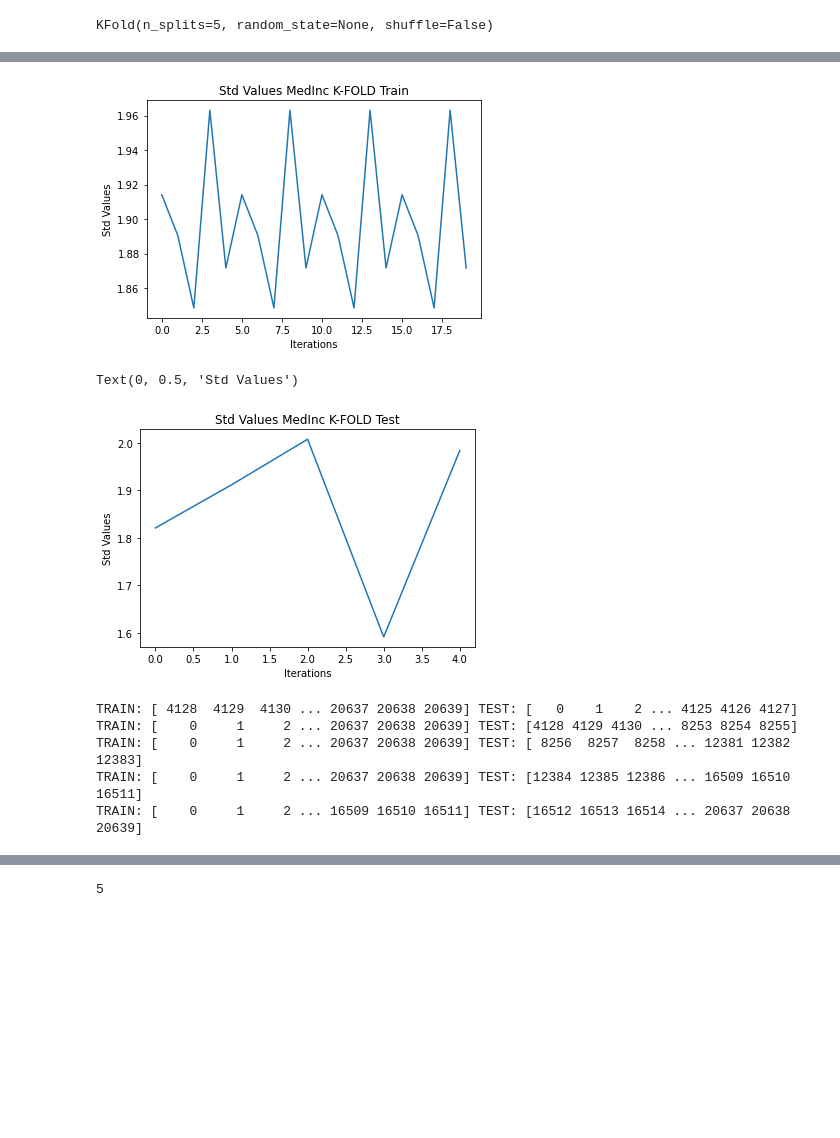
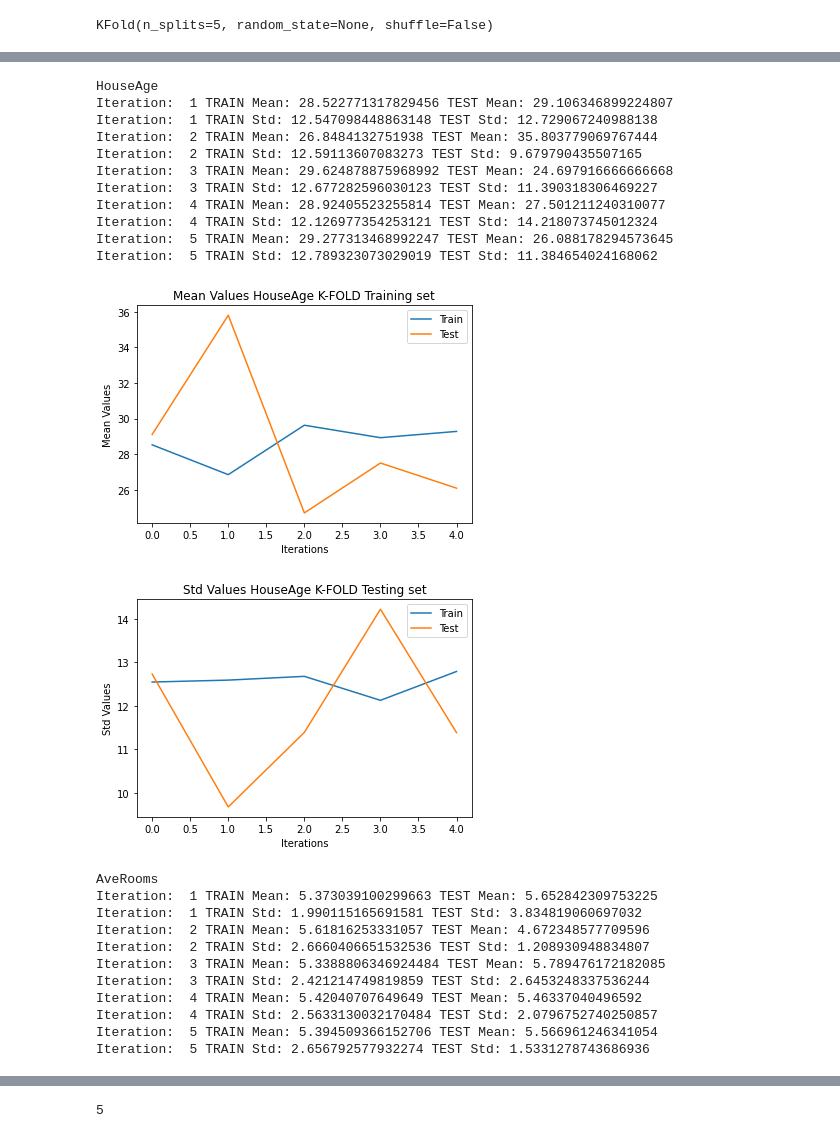
Before and after one commit to mosemb/AdvancedMachineLearning, a Jupyter notebook: lab1/Lab1.ipynb, the cells around one changed output, grey strips where cells are left out. Saved outputs shown, nothing was run; the diff lists cells and outputs as text; code cells hidden in the pictures; blank space fills up the shorter version.

```diff
--- a/lab1/Lab1.ipynb
+++ b/lab1/Lab1.ipynb
@@ -98,8 +69,5 @@ Iteration Std: 5 TRAIN Std: 1.8716322600774675 TEST Std: 1.9841611383715547
 # %%
-def utility_func(df,column,fold):
-    from sklearn.model_selection import KFold
-    kf = KFold(n_splits=fold)
-
+def utility_func(df,column,cv):
 
     it =1
     Test_Mean = []
@@ -107,9 +75,9 @@ def utility_func(df,column,fold):
     Train_Std = []
     Test_Std= []
     print(column)
-    for train_index, test_index in kf.split(df):
-        print("Iteration Mean:", str(it), "TRAIN Mean:", df.iloc[train_index][column].mean(), "TEST Mean:", df.iloc[test_index][column].mean())
-        print("Iteration Std:", str(it), "TRAIN Std:", df.iloc[train_index][column].std(), "TEST Std:", df.iloc[test_index][column].std())
+    for train_index, test_index in cv.split(df):
+        print("Iteration: ", str(it), "TRAIN Mean:", df.iloc[train_index][column].mean(), "TEST Mean:", df.iloc[test_index][column].mean())
+        print("Iteration: ", str(it), "TRAIN Std:", df.iloc[train_index][column].std(), "TEST Std:", df.iloc[test_index][column].std())
         Train_Mean.append(df.iloc[train_index][column].mean())
         Test_Mean.append(df.iloc[test_index][column].mean())
         Train_Std.append(df.iloc[train_index][column].std())
@@ -117,9 +85,11 @@ def utility_func(df,column,fold):
         it = it+1
     return  Train_Mean,Test_Mean,Train_Std,Test_Std
 
-def plot_d(list_a,title,xlabel,ylabel):
-    plt.plot(list_a)
+def plot_d(list_1,list_2,title,xlabel,ylabel):
+    plt.plot(list_1)
+    plt.plot(list_2)
     plt.title(title)
     plt.xlabel(xlabel)
     plt.ylabel(ylabel)
+    plt.legend(['Train','Test'])
 # %%
@@ -169,32 +124,38 @@ Text(0, 0.5, 'Mean Values')
 # %%
 #Iteration Plots KFOLD
-plt.plot(Train_MedInc_Std)
-plt.title("Std Values MedInc K-FOLD Train")
-plt.xlabel("Iterations")
-plt.ylabel("Std Values")
-
-def plot_d(list_a,title,xlabel,ylabel):
-    plt.plot(Train_MedInc_Std)
-    plt.title(title)
-    plt.xlabel(xlabel)
-    plt.ylable(ylabel)
+HouseAge = utility_func(df,"HouseAge",kf)
 # %% [output]
-[figure, removed]
+HouseAge
+Iteration:  1 TRAIN Mean: 28.522771317829456 TEST Mean: 29.106346899224807
+Iteration:  1 TRAIN Std: 12.547098448863148 TEST Std: 12.729067240988138
+Iteration:  2 TRAIN Mean: 26.8484132751938 TEST Mean: 35.803779069767444
+Iteration:  2 TRAIN Std: 12.59113607083273 TEST Std: 9.679790435507165
+Iteration:  3 TRAIN Mean: 29.624878875968992 TEST Mean: 24.697916666666668
+Iteration:  3 TRAIN Std: 12.677282596030123 TEST Std: 11.390318306469227
+Iteration:  4 TRAIN Mean: 28.92405523255814 TEST Mean: 27.501211240310077
+Iteration:  4 TRAIN Std: 12.126977354253121 TEST Std: 14.218073745012324
+Iteration:  5 TRAIN Mean: 29.277313468992247 TEST Mean: 26.088178294573645
+Iteration:  5 TRAIN Std: 12.789323073029019 TEST Std: 11.384654024168062
 # %%
-#Iteration Plots KFOLD Std
-plt.plot(Test_MedInc_Std)
-plt.title("Std Values MedInc K-FOLD Test")
-plt.xlabel("Iterations")
-plt.ylabel("Std Values")
+#House age TRAINING SET
+plot_d(HouseAge[0],HouseAge[1],"Mean Values HouseAge K-FOLD Training set","Iterations","Mean Values")
 # %% [output]
-Text(0, 0.5, 'Std Values')
-[figure, old version]
+[figure, new version]
+# %%
+plot_d(HouseAge[2],HouseAge[3],"Std Values HouseAge K-FOLD Testing set","Iterations","Std Values")
+# %% [output]
+[figure, added]
 # %%
-for train_index, test_index in kf.split(target):
-    print("TRAIN:", train_index, "TEST:", test_index)
+AveRooms = utility_func(df,"AveRooms",kf)
 # %% [output]
-TRAIN: [ 4128  4129  4130 ... 20637 20638 20639] TEST: [   0    1    2 ... 4125 4126 4127]
-TRAIN: [    0     1     2 ... 20637 20638 20639] TEST: [4128 4129 4130 ... 8253 8254 8255]
-TRAIN: [    0     1     2 ... 20637 20638 20639] TEST: [ 8256  8257  8258 ... 12381 12382 12383]
-TRAIN: [    0     1     2 ... 20637 20638 20639] TEST: [12384 12385 12386 ... 16509 16510 16511]
-TRAIN: [    0     1     2 ... 16509 16510 16511] TEST: [16512 16513 16514 ... 20637 20638 20639]
+AveRooms
+Iteration:  1 TRAIN Mean: 5.373039100299663 TEST Mean: 5.652842309753225
+Iteration:  1 TRAIN Std: 1.990115165691581 TEST Std: 3.834819060697032
+Iteration:  2 TRAIN Mean: 5.61816253331057 TEST Mean: 4.672348577709596
+Iteration:  2 TRAIN Std: 2.6660406651532536 TEST Std: 1.208930948834807
+Iteration:  3 TRAIN Mean: 5.3388806346924484 TEST Mean: 5.789476172182085
+Iteration:  3 TRAIN Std: 2.421214749819859 TEST Std: 2.6453248337536244
+Iteration:  4 TRAIN Mean: 5.42040707649649 TEST Mean: 5.46337040496592
+Iteration:  4 TRAIN Std: 2.5633130032170484 TEST Std: 2.0796752740250857
+Iteration:  5 TRAIN Mean: 5.394509366152706 TEST Mean: 5.566961246341054
+Iteration:  5 TRAIN Std: 2.656792577932274 TEST Std: 1.5331278743686936
```
Also changed, not shown: parts of 28 cells of this notebook.
